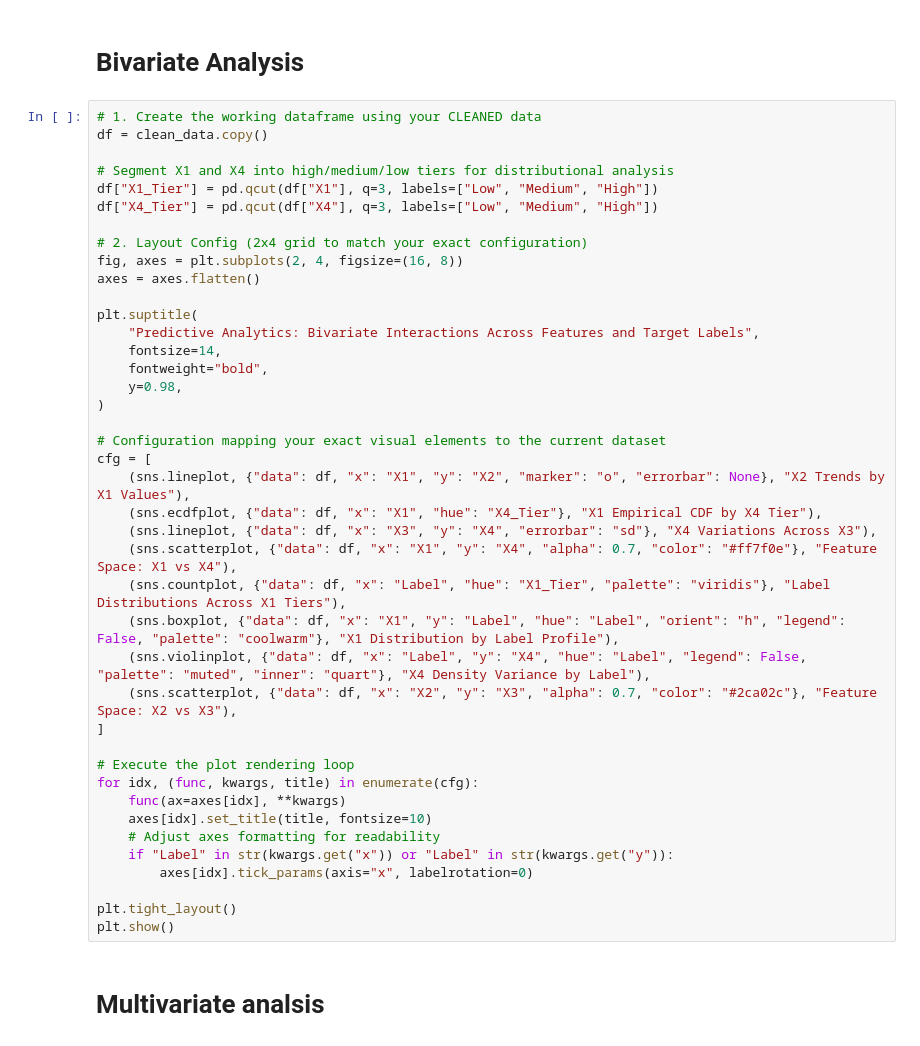
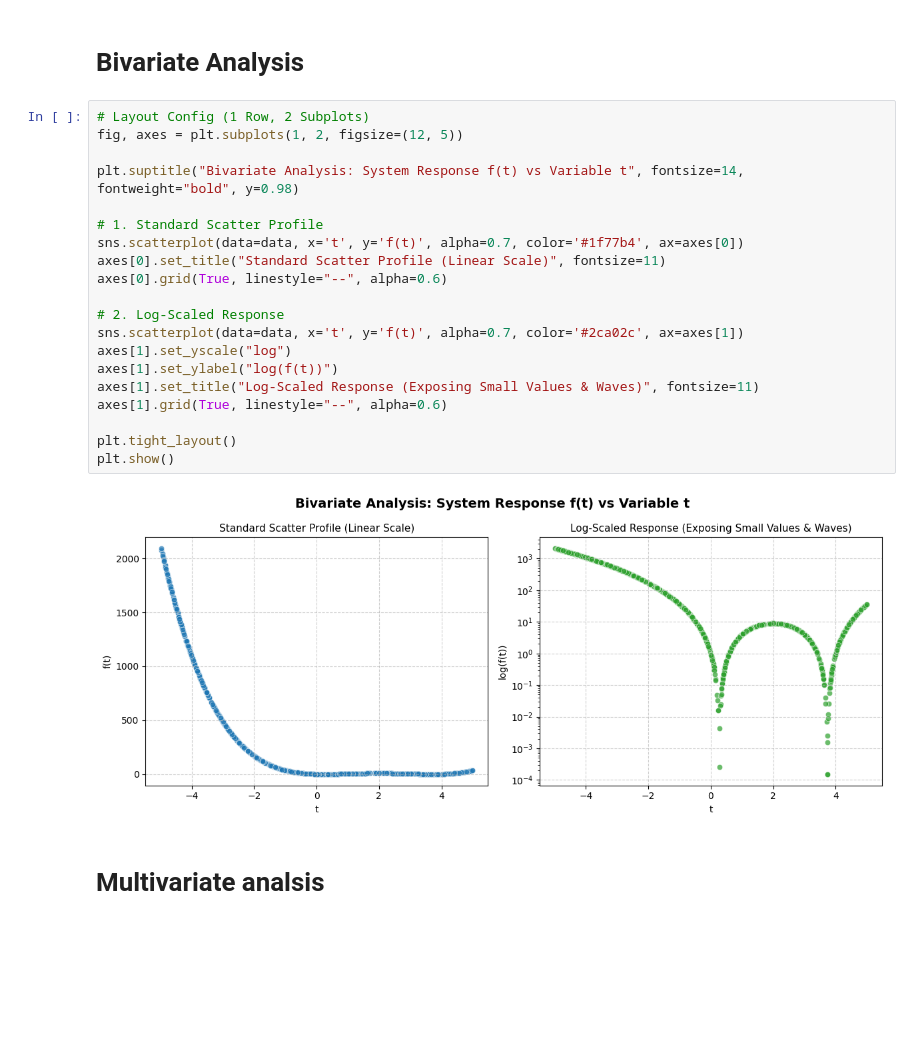
Before and after one commit to stacykeago/predictive-data-analytics, a Jupyter notebook: Q1136017_set_exercise_part2_.ipynb, the cells around one changed output. Saved outputs shown, nothing was run; the diff lists cells and outputs as text; blank space fills up the shorter version.

```diff
--- a/Q1136017_set_exercise_part2_.ipynb
+++ b/Q1136017_set_exercise_part2_.ipynb
@@ -143,46 +204,27 @@ plt.show()
 # %% [markdown]
 # Bivariate Analysis
-# %%
-# 1. Create the working dataframe using your CLEANED data
-df = clean_data.copy()
-
-# Segment X1 and X4 into high/medium/low tiers for distributional analysis
-df["X1_Tier"] = pd.qcut(df["X1"], q=3, labels=["Low", "Medium", "High"])
-df["X4_Tier"] = pd.qcut(df["X4"], q=3, labels=["Low", "Medium", "High"])
-
-# 2. Layout Config (2x4 grid to match your exact configuration)
-fig, axes = plt.subplots(2, 4, figsize=(16, 8))
-axes = axes.flatten()
-
-plt.suptitle(
-    "Predictive Analytics: Bivariate Interactions Across Features and Target Labels",
-    fontsize=14,
-    fontweight="bold",
-    y=0.98,
-)
-
-# Configuration mapping your exact visual elements to the current dataset
-cfg = [
-    (sns.lineplot, {"data": df, "x": "X1", "y": "X2", "marker": "o", "errorbar": None}, "X2 Trends by X1 Values"),
-    (sns.ecdfplot, {"data": df, "x": "X1", "hue": "X4_Tier"}, "X1 Empirical CDF by X4 Tier"),
-    (sns.lineplot, {"data": df, "x": "X3", "y": "X4", "errorbar": "sd"}, "X4 Variations Across X3"),
-    (sns.scatterplot, {"data": df, "x": "X1", "y": "X4", "alpha": 0.7, "color": "#ff7f0e"}, "Feature Space: X1 vs X4"),
-    (sns.countplot, {"data": df, "x": "Label", "hue": "X1_Tier", "palette": "viridis"}, "Label Distributions Across X1 Tiers"),
-    (sns.boxplot, {"data": df, "x": "X1", "y": "Label", "hue": "Label", "orient": "h", "legend": False, "palette": "coolwarm"}, "X1 Distribution by Label Profile"),
-    (sns.violinplot, {"data": df, "x": "Label", "y": "X4", "hue": "Label", "legend": False, "palette": "muted", "inner": "quart"}, "X4 Density Variance by Label"),
-    (sns.scatterplot, {"data": df, "x": "X2", "y": "X3", "alpha": 0.7, "color": "#2ca02c"}, "Feature Space: X2 vs X3"),
-]
-
-# Execute the plot rendering loop
-for idx, (func, kwargs, title) in enumerate(cfg):
-    func(ax=axes[idx], **kwargs)
-    axes[idx].set_title(title, fontsize=10)
-    # Adjust axes formatting for readability
-    if "Label" in str(kwargs.get("x")) or "Label" in str(kwargs.get("y")):
-        axes[idx].tick_params(axis="x", labelrotation=0)
-
-plt.tight_layout()
-plt.show()
+# %%
+# Layout Config (1 Row, 2 Subplots)
+fig, axes = plt.subplots(1, 2, figsize=(12, 5))
+
+plt.suptitle("Bivariate Analysis: System Response f(t) vs Variable t", fontsize=14, fontweight="bold", y=0.98)
+
+# 1. Standard Scatter Profile
+sns.scatterplot(data=data, x='t', y='f(t)', alpha=0.7, color='#1f77b4', ax=axes[0])
+axes[0].set_title("Standard Scatter Profile (Linear Scale)", fontsize=11)
+axes[0].grid(True, linestyle="--", alpha=0.6)
+
+# 2. Log-Scaled Response
+sns.scatterplot(data=data, x='t', y='f(t)', alpha=0.7, color='#2ca02c', ax=axes[1])
+axes[1].set_yscale("log")
+axes[1].set_ylabel("log(f(t))")
+axes[1].set_title("Log-Scaled Response (Exposing Small Values & Waves)", fontsize=11)
+axes[1].grid(True, linestyle="--", alpha=0.6)
+
+plt.tight_layout()
+plt.show()
+# %% [output]
+[figure, added]
 # %% [markdown]
 # Multivariate analsis
 # %%
```
Also changed, not shown: parts of 24 cells of this notebook.
